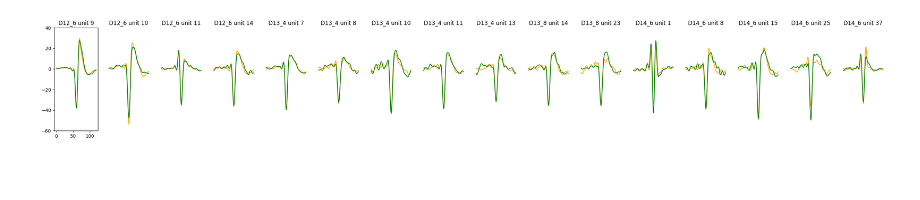
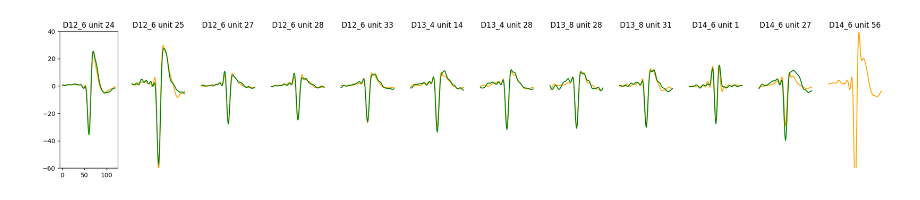
Before and after one commit to xinhez/Ghost_Project-2, a Jupyter notebook: plot_2nd_deepbrain.ipynb, the cells around one changed output. Saved outputs shown, nothing was run; the diff lists cells and outputs as text; code cells hidden in the pictures; blank space fills up the shorter version.

Commit message:
Add more plotting.

```diff
--- a/plot_2nd_deepbrain.ipynb
+++ b/plot_2nd_deepbrain.ipynb
@@ -13,19 +13,21 @@ palette = {
 #     'D14_6': [1,8,15,25,37],
 # }
 
-threshold = 5.5
+threshold = 4.5
 curations = {
     'saline': {
-        'D12_6': [9,10,11,13,20],
-        'D13_4': [7,8,12,14,15],
-        'D13_8': [7,14,22],
-        'D14_6': [1,10,16,25,35,38,45],
+        'D12_6': [24,25,27,28,33],
+        'D13_4': [14,28],
+        'D13_8': [28,31],
+        'D14_6': [1,27,56],
     },
     'drug': {
-        'D12_6': [10,12,13,14,15,18],
-        'D13_4': [7,8,10,11,13,14,15,16,23],
-        'D13_8': [6,10,14],
-        'D14_6': [1,10,14,23,29,],
+        'D12_6': [20,24,25,26,27,28,35],
+        'D13_4': [14,20,24,28,29],
+        'D13_8': [28,32,46],
+        'D14_6': [1,17,64],
     }
 }
+
+rate_diffs = { 'saline': [], 'drug': [] }
 # %%
@@ -52,28 +54,8 @@ curations = {
 # %%
-import anndata as ad
-import matplotlib.pyplot as plt
-import numpy as np
-import os
-import seaborn as sns
-import spikeinterface.core as sc
-import spikeinterface.curation as scu
-import spikeinterface.extractors as se
-from statannotations.Annotator import Annotator
-
-figure_output_folder = 'data/processed/figures-2nd'
-os.makedirs(figure_output_folder, exist_ok=True)
-
 sortdate = '240506'
-
-ms_before = 2
-n_frames_per_ms = 30
-spike_index = ms_before * n_frames_per_ms
-n_s_per_min = 60
-n_file = 8
-n_file_per_condition = 4
-threshold = 5.5
+substance = 'saline'
 unit_index = 1
-n_unit = sum([len(units) for units in curations.values()])
+n_unit = sum([len(units) for units in curations[substance].values()])
 
 
 channel_indices = np.array([
@@ -95,7 +77,7 @@ def get_shank(channel_index):
 
 waveforms_adatas = []
 plt.figure(figsize=(n_unit*2, 4))
-for subject, subject_units in curations.items():
+for subject, subject_units in curations[substance].items():
     recordings = [sc.load_extractor(f'data/processed/{subject}/{sortdate}/recordings/file{file_index}') for file_index in range(n_file)]
     recording = sc.concatenate_recordings(recordings)
 
@@ -118,44 +100,44 @@ for subject, subject_units in curations.items():
         ax = plt.subplot(1, n_unit, unit_index)
         template_before = np.vstack(waveforms[:n_file_per_condition]).mean(0)
         template_after = np.vstack(waveforms[n_file_per_condition:]).mean(0)
-        ax.plot(template_before, color=palette['before-saline'])
-        ax.plot(template_after, color=palette['after-saline'])
+        ax.plot(template_before, color=palette[f'before-{substance}'])
+        ax.plot(template_after, color=palette[f'after-{substance}'])
         ax.set_title(f'{subject} unit {unit_id}')
         ax.set_ylim(-60, 40)
         if unit_index != 1: ax.set_axis_off()
         unit_index += 1
 
         shank_waveforms = [all_channel_waveform[:, :, channel_indices[extremum_shank]] for extremum_shank, all_channel_waveform in zip(extremum_shanks, all_channel_waveforms)]
         shank_waveforms_before = np.vstack(shank_waveforms[:n_file_per_condition])
         shank_waveforms_after = np.vstack(shank_waveforms[n_file_per_condition:])
-        shank_waveforms_before = shank_waveforms_before.reshape(shank_waveforms_before.shape[0], -1)
-        shank_waveforms_after = shank_waveforms_after.reshape(shank_waveforms_after.shape[0], -1)
+        shank_waveforms_before = shank_waveforms_before.reshape(shank_waveforms_before.shape[0], shank_waveforms_before.shape[1] * shank_waveforms_before.shape[2])
+        shank_waveforms_after = shank_waveforms_after.reshape(shank_waveforms_after.shape[0], shank_waveforms_after.shape[1] * shank_waveforms_after.shape[2])
 
         adata_before = ad.AnnData(X=shank_waveforms_before, obs={
             'subject': subject,
             'unit_id': unit_id,
-            'condition': 'before-saline',
+            'condition': f'before-{substance}',
             'firing_rate': len(shank_waveforms_before) / n_s_per_min / n_file_per_condition,
             'trough': template_before[spike_index],
             'peak': template_before[spike_index:].max(),
         })
 
         adata_after = ad.AnnData(X=shank_waveforms_after, obs={
             'subject': subject,
             'unit_id': unit_id,
-            'condition': 'after-saline',
+            'condition': f'after-{substance}',
             'firing_rate': len(shank_waveforms_after) / n_s_per_min / n_file_per_condition,
             'trough': template_after[spike_index],
             'peak': template_after[spike_index:].max(),
         })
 
         waveforms_adatas.append(adata_before)
         waveforms_adatas.append(adata_after)
 
 waveforms_adata = ad.concat(waveforms_adatas, index_unique='#')
 plt.show()
 plt.clf()
 plt.close('all')
 # %% [output]
-[figure, old version]
+[figure, new version]
 # %%
```
Also changed, not shown: parts of 10 cells of this notebook, 2 other files.
